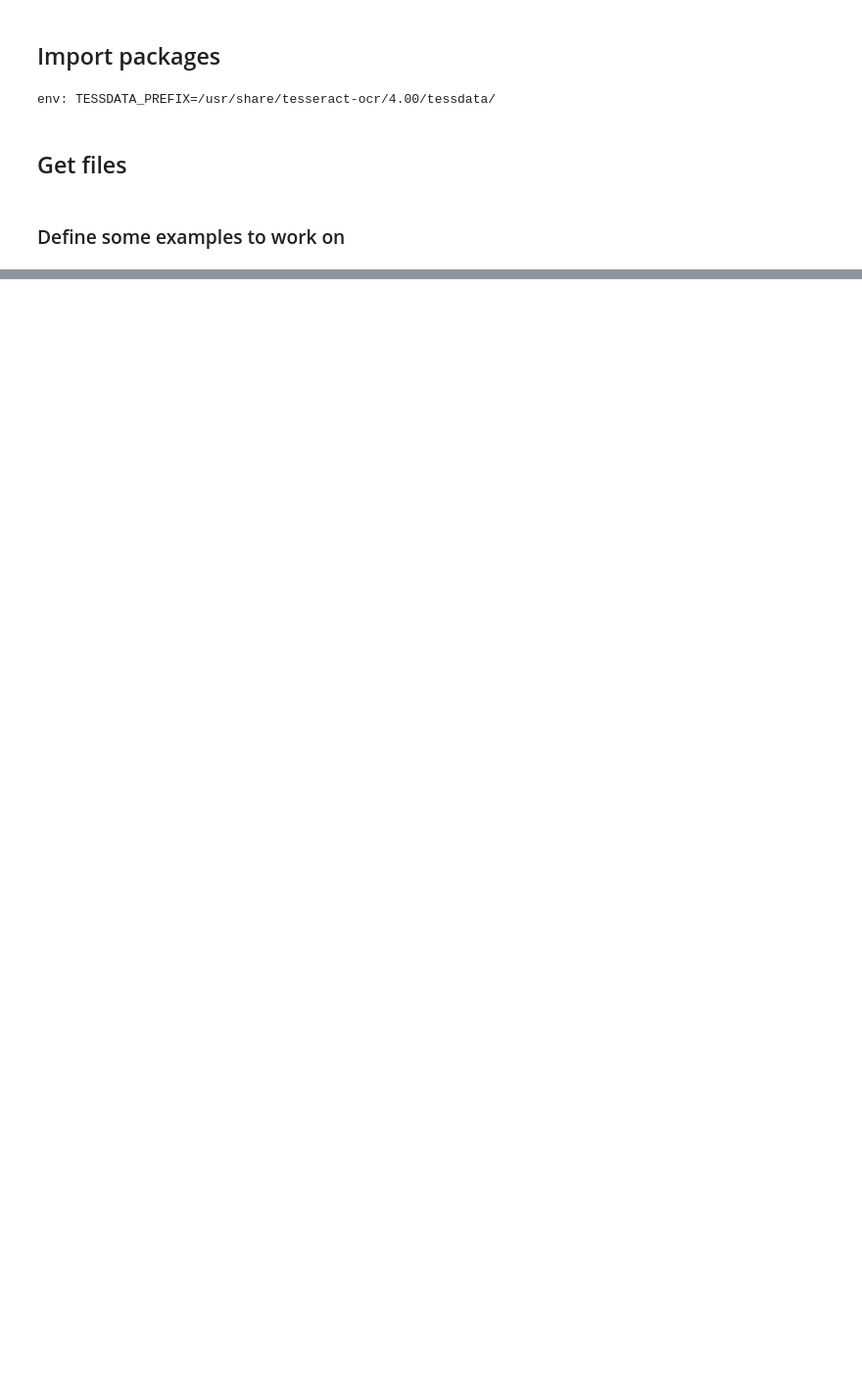
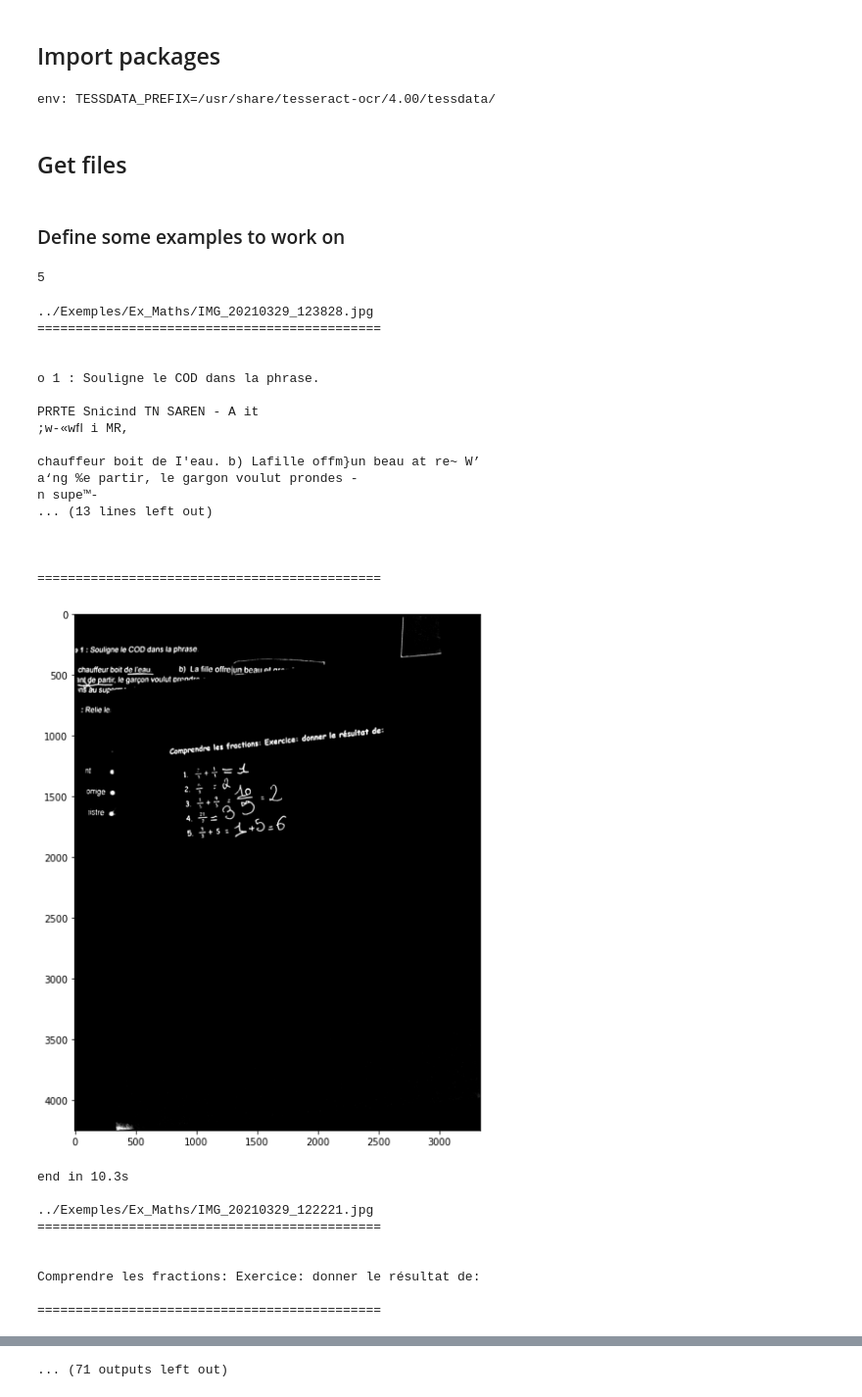
Before and after one commit to dataforgoodfr/batch9_dyslexia, a Jupyter notebook: notebooks/4_improve_preprocess_pipeline_textbox.ipynb, the cells around one changed output, grey strips where cells are left out. Shown at 98% size. Saved outputs shown, nothing was run; the diff lists cells and outputs as text; code cells hidden in the pictures; blank space fills up the shorter version.

```diff
--- a/notebooks/4_improve_preprocess_pipeline_textbox.ipynb
+++ b/notebooks/4_improve_preprocess_pipeline_textbox.ipynb
@@ -66,0 +62,8 @@ def increase_brightness(img, value=30):
+# %%
+txt = 'Je suis ton frère loliolo maman'
+
+
+
+count_nb_french_words(txt)
+# %% [output]
+5
@@ -66,0 +182,51 @@ def increase_brightness(img, value=30):
+# %%
+%%time
+t = []
+
+# ps = ['../Exemples/Ex_Maths/IMG_20210329_123818.jpg']
+for p in all_files:
+    print(p)
+
+    t0 = time.time()
+    try:
+        img, res = pipeline(p, only_angle=False)
+        t.append(time.time() - t0)
+
+        print('=============================================')
+        print(format_pytesseract_dict_results(res))
+        print('=============================================')
+        plot_image(img)
+
+    except Exception as e:
+        print(e)
+
+    print('end in %.1fs'%(time.time() - t0))
+    print()
+# %% [output]
+../Exemples/Ex_Maths/IMG_20210329_123828.jpg
+=============================================
+
+
+o 1 : Souligne le COD dans la phrase.
+
+PRRTE Snicind TN SAREN - A it
+;w-«wﬂ i MR,
+
+chauffeur boit de I'eau. b) Lafille offm}un beau at re~ W’
+a‘ng %e partir, le gargon voulut prondes -
+n supe™-
+... (13 lines left out)
+
+
+
+=============================================
+[figure, added]
+end in 10.3s
+
+../Exemples/Ex_Maths/IMG_20210329_122221.jpg
+=============================================
+
+
+Comprendre les fractions: Exercice: donner le résultat de:
+
+=============================================
@@ -66,0 +299 @@ def increase_brightness(img, value=30):
+... (71 outputs left out)
```
Also changed, not shown: parts of 18 cells of this notebook, 3 other files.
